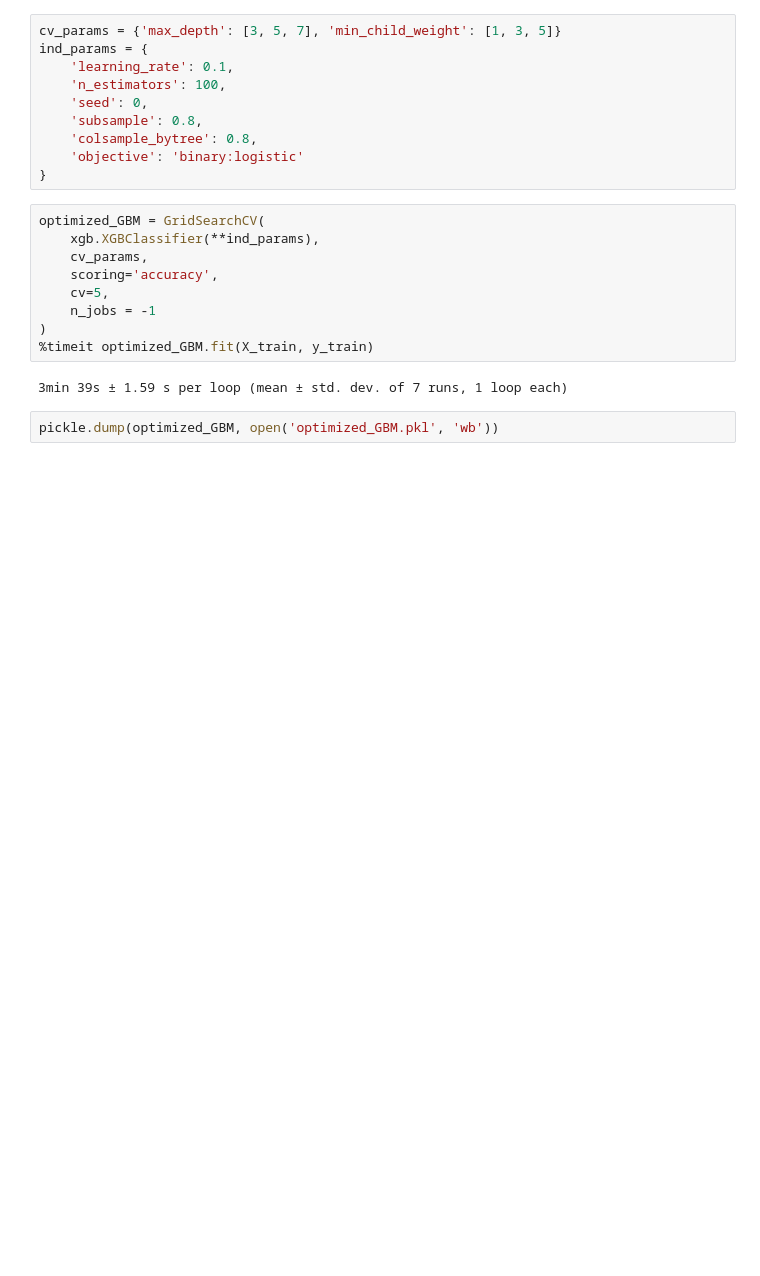
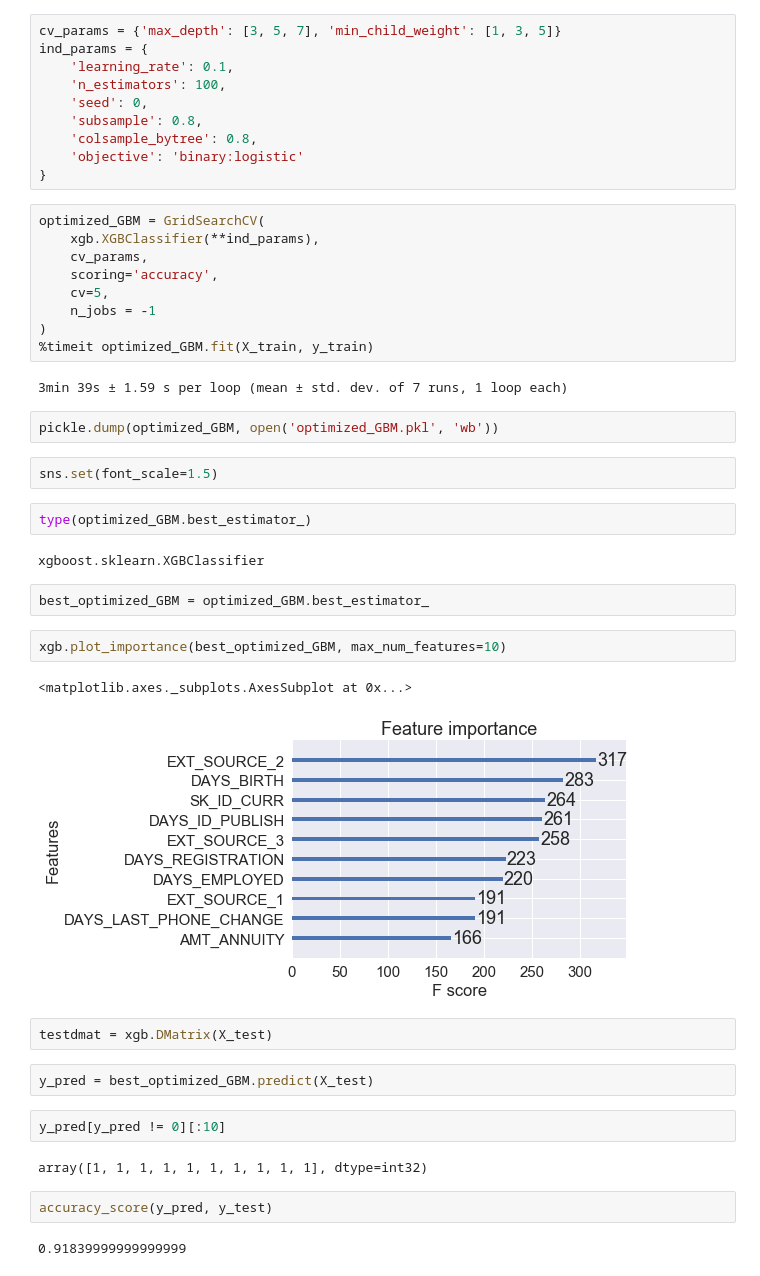
Before and after one commit to contemplat0r/Home_Credit, a Jupyter notebook: Home-Credit-Default-Risk-First-Exps.ipynb, the cells around one changed output. Cells and saved outputs as stored; diff of their text form; blank space fills up the shorter version.

Commit message:
Show feature importances \(\!\?\) and calculate accuracy score \(\?\?\!\).

```diff
--- a/Home-Credit-Default-Risk-First-Exps.ipynb
+++ b/Home-Credit-Default-Risk-First-Exps.ipynb
@@ -628,3 +631,28 @@ optimized_GBM = GridSearchCV(
 3min 39s ± 1.59 s per loop (mean ± std. dev. of 7 runs, 1 loop each)
 # %%
 pickle.dump(optimized_GBM, open('optimized_GBM.pkl', 'wb'))
+# %%
+sns.set(font_scale=1.5)
+# %%
+type(optimized_GBM.best_estimator_)
+# %% [output]
+xgboost.sklearn.XGBClassifier
+# %%
+best_optimized_GBM = optimized_GBM.best_estimator_
+# %%
+xgb.plot_importance(best_optimized_GBM, max_num_features=10)
+# %% [output]
+<matplotlib.axes._subplots.AxesSubplot at 0x...>
+[figure, added]
+# %%
+testdmat = xgb.DMatrix(X_test)
+# %%
+y_pred = best_optimized_GBM.predict(X_test)
+# %%
+y_pred[y_pred != 0][:10]
+# %% [output]
+array([1, 1, 1, 1, 1, 1, 1, 1, 1, 1], dtype=int32)
+# %%
+accuracy_score(y_pred, y_test)
+# %% [output]
+0.91839999999999999
```
Also changed, not shown: parts of 1 cell of this notebook.
